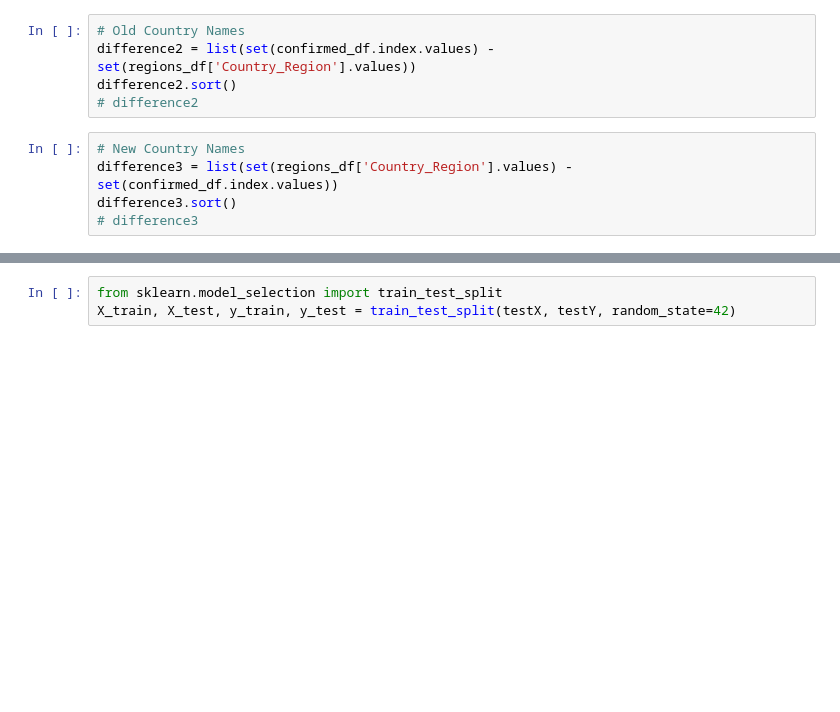
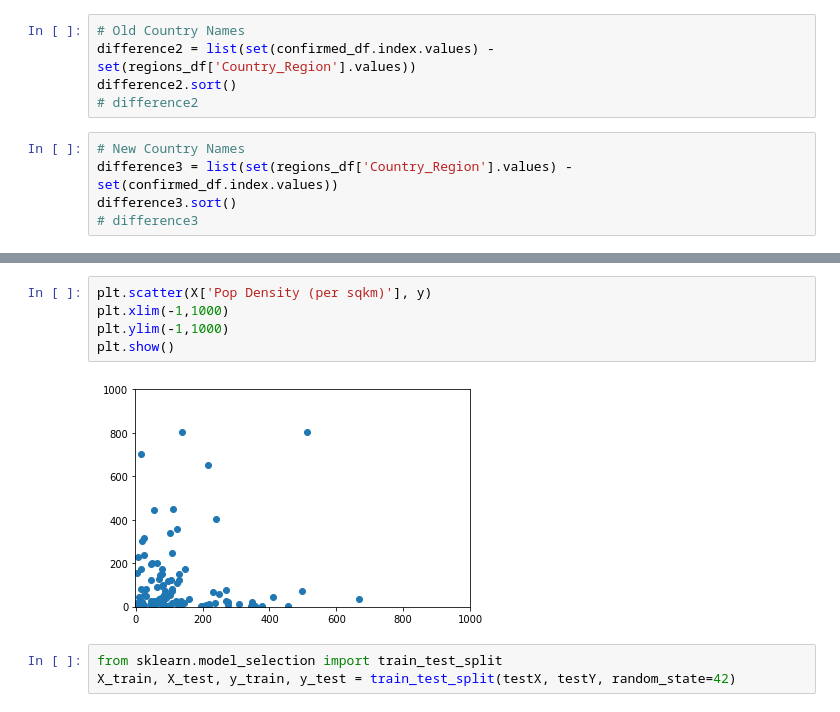
Before and after one commit to ellemonke/COVID-19, a Jupyter notebook: timeseries.ipynb, the cells around one changed output, grey strips where cells are left out. Drawn from its saved outputs; the diff is of its cells as text; blank space fills up the shorter version.

```diff
--- a/timeseries.ipynb
+++ b/timeseries.ipynb
@@ -1029,3 +1067,10 @@ y.shape
+# %%
+plt.scatter(X['Pop Density (per sqkm)'], y)
+plt.xlim(-1,1000)
+plt.ylim(-1,1000)
+plt.show()
+# %% [output]
+[figure, added]
 # %%
 from sklearn.model_selection import train_test_split
 X_train, X_test, y_train, y_test = train_test_split(testX, testY, random_state=42)
```
Also changed, not shown: parts of 21 cells of this notebook, 12 other files.
